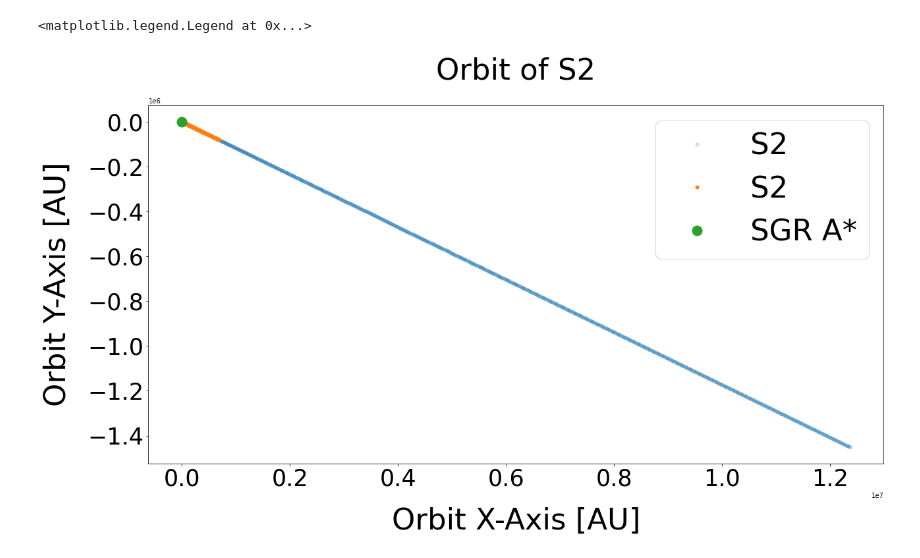
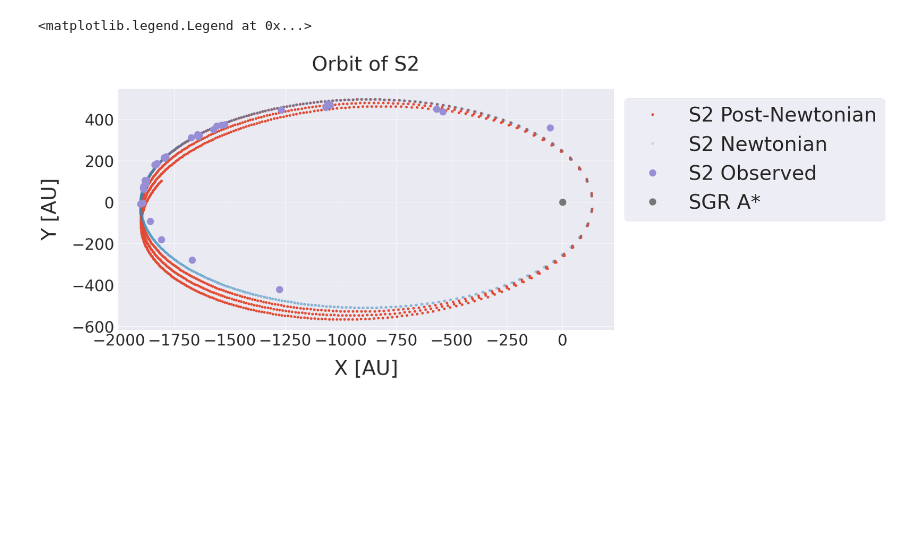
Before and after one commit to OlineRanum/StellarDynamics, a Jupyter notebook: PlotOrbit.ipynb, the cells around one changed output. Cells and saved outputs as stored; diff of their text form; code cells hidden in the pictures; blank space fills up the shorter version.

```diff
--- a/PlotOrbit.ipynb
+++ b/PlotOrbit.ipynb
@@ -0,0 +1,11 @@
+# %%
+import numpy as np
+import os
+import seaborn as sns
+import matplotlib.pyplot as plt
+
+sns.set_style("darkgrid")
+
+
+mypathE_N                  = "/home/oline/Documents/GRAPPA/ExtremeAstrophysics/Project/git/StellarDynamics/ODESolvedNewtonian.txt"
+mypathE_PN                  = "/home/oline/Documents/GRAPPA/ExtremeAstrophysics/Project/git/StellarDynamics/ODESolvedPostNewtonian.txt"
@@ -0,0 +14,6 @@
+# %%
+time_ = np.loadtxt('S2.txt',usecols=(0))
+x_data_s2 = np.loadtxt('S2.txt',usecols=(1))
+y_data_s2 = np.loadtxt('S2.txt',usecols=(2))
+x_data_err_s2 = np.loadtxt('S2.txt',usecols=(3))
+y_data_err_s2 = np.loadtxt('S2.txt',usecols=(4))
@@ -1,13 +103,4 @@
 # %%
-import numpy as np
-import os
-import seaborn as sns
-import matplotlib.pyplot as plt
-
-mypathE                  = "/home/oline/Documents/GRAPPA/ExtremeAstrophysics/Project/git/StellarDynamics/ODESolved.txt"
-
-
-
 def read_files(path):
 
     x, y, z = [],[],[]
@@ -36,5 +129,6 @@ def read_files(path):
 
     return np.array(x), np.array(y),np.array(z), t, r, v
 
-x,y,z,tE,rE, vE = read_files(mypathE)
+x,y,z,tE,rE, vE = read_files(mypathE_N)
+x_PN,y_PN,z_PN,tE_PN,rE_PN, vE_PN = read_files(mypathE_PN)
 n_itt = len(rE)
@@ -66,23 +135,25 @@ array([3.61570225e+06, 3.57278043e+06, 3.44488448e+06, 3.23463822e+06,
 # %%
 plt.figure(figsize = (20,10))
 fsize = 45
 
-plt.plot(rE[:,0],rE[:,1], '.', ms = 10, label = 'S2', alpha = 0.2)
-plt.plot(rE[:100,0],rE[:100,1], '.', ms = 10, label = 'S2')
+
+plt.plot(x_PN,y_PN, '.', ms = 10, label = 'S2 Post-Newtonian')
+plt.plot(x,y, '.', ms = 10, label = 'S2 Newtonian', alpha = 0.2)
+plt.plot(x_observed_true, y_observed_true, 'o', ms = 15, label = 'S2 Observed')
 plt.plot([0],[0], '.', ms = 30, label = 'SGR A*')
 
-plt.ylabel('Orbit Y-Axis [AU]', fontsize = fsize, labelpad = 25)
-plt.xlabel('Orbit X-Axis [AU]', fontsize = fsize,  labelpad = 25)
+plt.ylabel('Y [AU]', fontsize = fsize, labelpad = 25)
+plt.xlabel('X [AU]', fontsize = fsize,  labelpad = 25)
 plt.xticks(size = fsize-10)
 plt.yticks(size = fsize-10)
 
 plt.title('Orbit of S2', pad = 40, fontsize = fsize)
 #plt.yticks([-1,-0.5,0,0.5,1])
 
-plt.legend(fontsize = fsize, loc = 'upper right')
+plt.legend(fontsize = fsize, bbox_to_anchor=(1,1),loc = 'upper left')
 #plt.xlim([-2000,2000])
 #plt.ylim([-2000,2000])
 #plt.savefig('../Paper/Figures/EC.png')
 # %% [output]
 <matplotlib.legend.Legend at 0x...>
-[figure, old version]
+[figure, new version]
```
Also changed, not shown: parts of 16 cells of this notebook.
